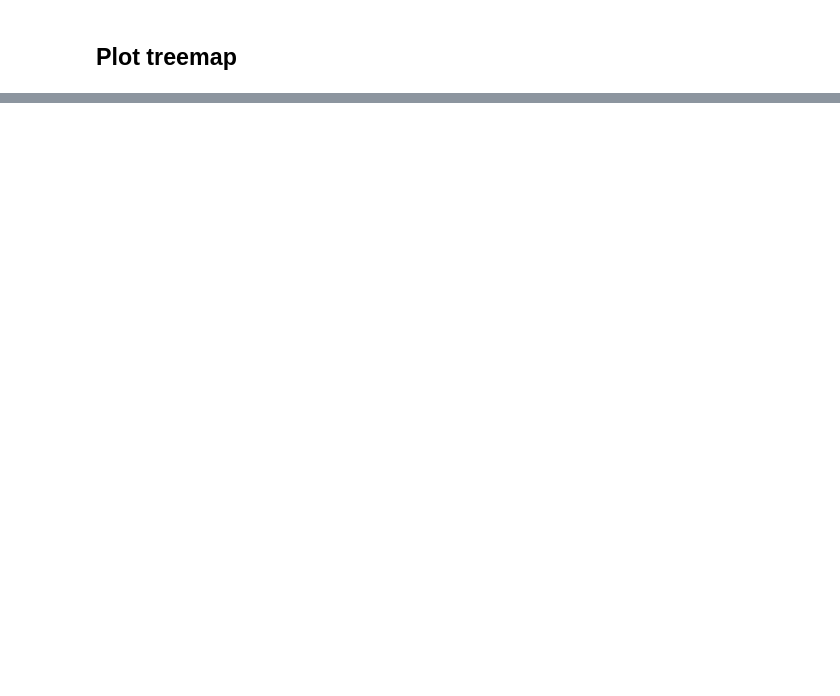
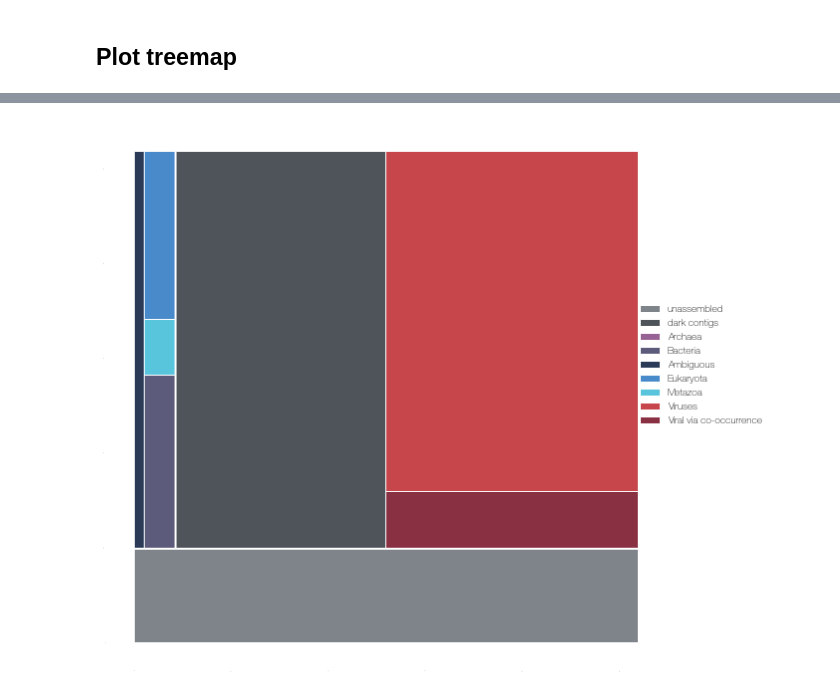
Before and after one commit to czbiohub-sf/california-mosquito-study, a Jupyter notebook: scripts/read_accounting.ipynb, the cells around one changed output, grey strips where cells are left out. Cells and saved outputs as stored; diff of their text form; code cells hidden in the pictures; blank space fills up the shorter version.

Commit message:
Fig 2 supp 1 figure, code, and data

```diff
--- a/scripts/read_accounting.ipynb
+++ b/scripts/read_accounting.ipynb
@@ -3,8 +3,18 @@
 # %%
+import os,json,glob
 from collections import defaultdict, namedtuple
 Member = namedtuple('Member', ['contig', 'length', 'percent_id', 'percent_id_sign', 'sample', 'coverage'])
 
 base_path='/Users/evogytis/Documents/manuscripts/skeeters/data/s3/' ## where contig_quality and contig folders sit
+
+metadata={}
+for line in open(os.path.join(base_path,'../metadata/CMS001_CMS002_MergedAnnotations.csv'),'r'):
+    l=line.strip('\r\n').split(',')
+    if 'NewIDseqName' in l[0]:
+        header=l
+    else:
+        metadata[l[0]]={header[i]:l[i].strip(' ') for i in range(len(l))} ## load metadata
+
 
 def parse_cdhit_row(row):
     if '*' in row:
@@ -348,0 +481,75 @@ plt.show()
+# %%
+def computeCoordinates(node,x,y,dx,dy):
+    """
+    Compute treemap compartment coordinates using the squarify library.
+    """
+    node['x']=x ## assign coordinates to compartment
+    node['y']=y
+    node['dx']=dx
+    node['dy']=dy
+
+    if 'children' in node: ## there are children, need to traverse further
+        children=sorted(node['children'],key=lambda q: size(q)) ## get children sorted by read count
+        children_values=[size(child) for child in children] ## get read counts for each child
+        children_values+=[size(node)-sum(children_values)]
+        children_values=[s for s in children_values if s>0.0]
+        sizes=squarify.normalize_sizes(children_values,dx,dy) ## normalize children values
+
+        rects=squarify.padded_squarify(sizes,x,y,dx,dy) ## compute rectangles (padded)
+#         rects=squarify.squarify(sizes,x,y,dx,dy) ## compute rectangles (unpadded)
+        for ch,rec in zip(children,rects): ## iterate over children
+            if size(ch)>0.0:
+                x=rec['x']
+                y=rec['y']
+                dx=rec['dx']
+                dy=rec['dy']
+
+                computeCoordinates(ch,x,y,dx,dy) ## recurse
+
+fmt=lambda y: r'$%.2f\times10^{%d}$'%(y*(10**-int(np.log10(y))),int(np.log10(y))) if y!=0.0 else '0.0'
+
+effects=[path_effects.Stroke(linewidth=4, foreground='k'),
+         path_effects.Stroke(linewidth=1, foreground='w')]
+
+def plot(ax,node,zorder=0):
+    """
+    Plot treemap.
+    """
+    if 'x' in node:
+        x=node['x']
+        y=node['y']
+        w=node['dx']
+        h=node['dy']
+
+    #     c='slategrey'
+        c=node['colour']
+        label=node['name'] if (('children' in node and (node['read_count']-sum([ch['read_count'] for ch in node['children']]))>1e3) or 'children' not in node) else ''
+        rect=plt.Rectangle((x,y),w,h,facecolor=c,edgecolor='w',lw=1,alpha=1.0,label=label) ## rectangle for compartment
+
+        ax.add_patch(rect) ## add rectangle
+
+        if 'children' in node:
+            for child in node['children']: ## iterate over children
+                zorder+=1
+                plot(ax,child,zorder=zorder) ## recursive call
+
+fig = plt.figure(figsize=(10, 10),facecolor='w') ## new figure
+gs = gridspec.GridSpec(1,1,wspace=0.01,hspace=0.01) ## using gridspec
+
+ax=plt.subplot(gs[0],facecolor='w') ## new canvas
+
+edge_length=np.sqrt(one_tree['read_count'])
+
+computeCoordinates(one_tree,0.0,0.0,edge_length,edge_length) ## compute treemap compartment coordinates
+plot(ax,one_tree) ## plot treemap
+
+ax.legend(loc=(0.95,0.44),ncol=1,frameon=False)
+
+ax.plot() ## null call to plot() to force matplotlib to plot patches
+
+[ax.spines[loc].set_visible(False) for loc in ax.spines] ## remove spines
+ax.tick_params(size=0,labelsize=0) ## remove ticks and tick labels
+
+plt.show()
+# %% [output]
+[figure, added]
```
Also changed, not shown: parts of 15 cells of this notebook, 3 other files.
